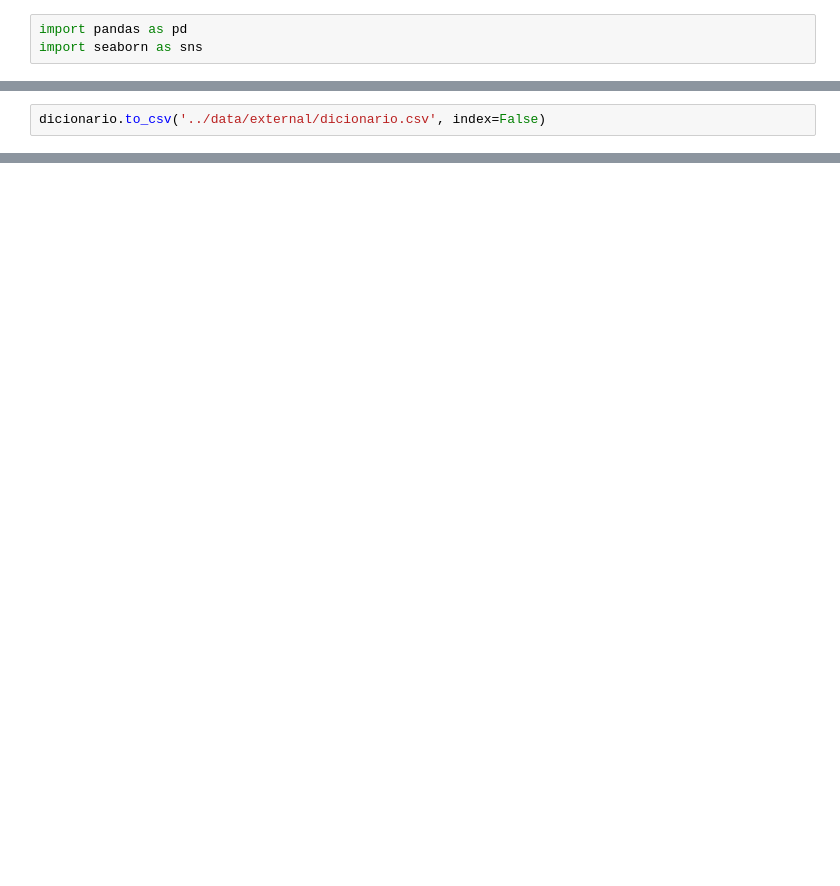
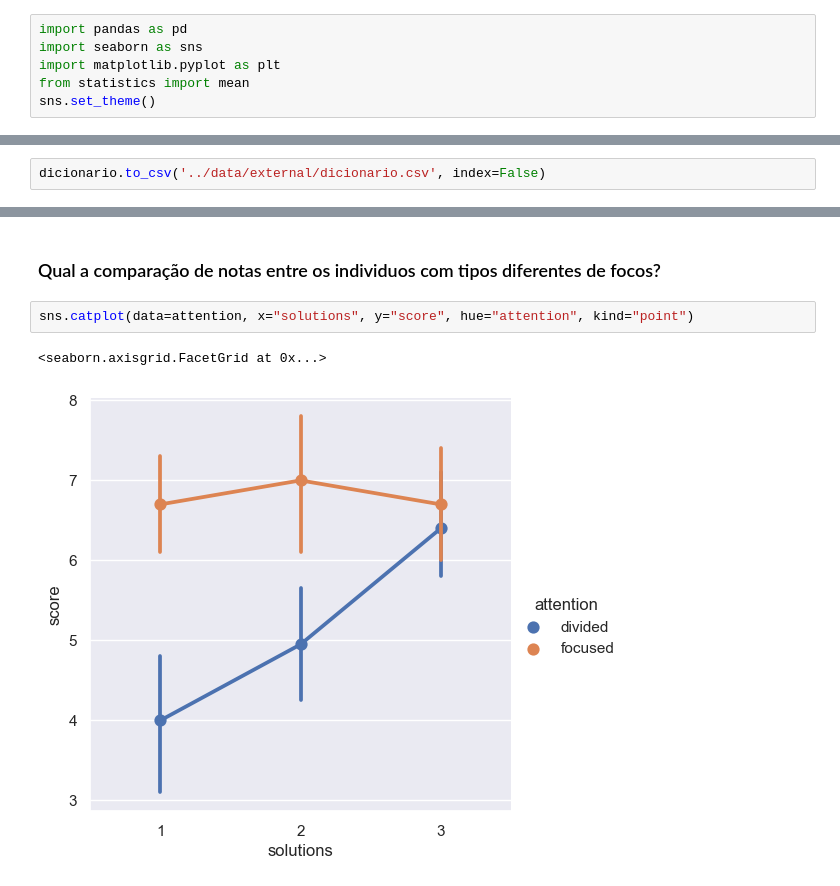
Before and after one commit to LucasFerreira1107/avanti-bootcamp-cdd, a Jupyter notebook: notebooks/01-exploratory_data_analysis.ipynb, the cells around one changed output, grey strips where cells are left out. Drawn from its saved outputs; the diff is of its cells as text; blank space fills up the shorter version.

```diff
--- a/notebooks/01-exploratory_data_analysis.ipynb
+++ b/notebooks/01-exploratory_data_analysis.ipynb
@@ -3,6 +3,9 @@
 # %%
 import pandas as pd
 import seaborn as sns
+import matplotlib.pyplot as plt
+from statistics import mean
+sns.set_theme()
 # %% [markdown]
 ## 1.Coleta de dados
 # %%
@@ -106,0 +151,7 @@ dicionario.to_csv('../data/external/dicionario.csv', index=False)
+# %% [markdown]
+### Qual a comparação de notas entre os individuos com tipos diferentes de focos?
+# %%
+sns.catplot(data=attention, x="solutions", y="score", hue="attention", kind="point")
+# %% [output]
+<seaborn.axisgrid.FacetGrid at 0x...>
+[figure, added]
```
Also changed, not shown: parts of 29 cells of this notebook.
